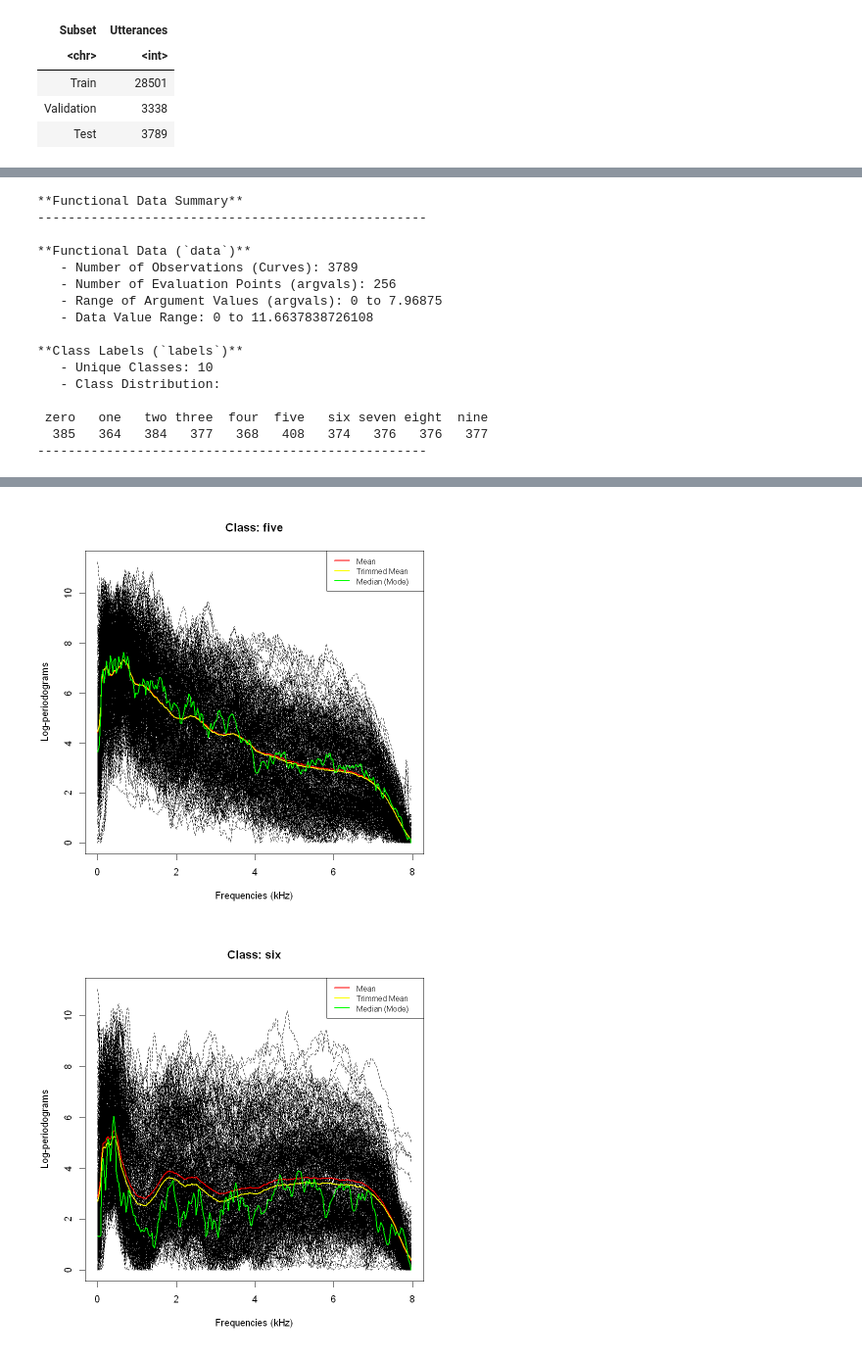
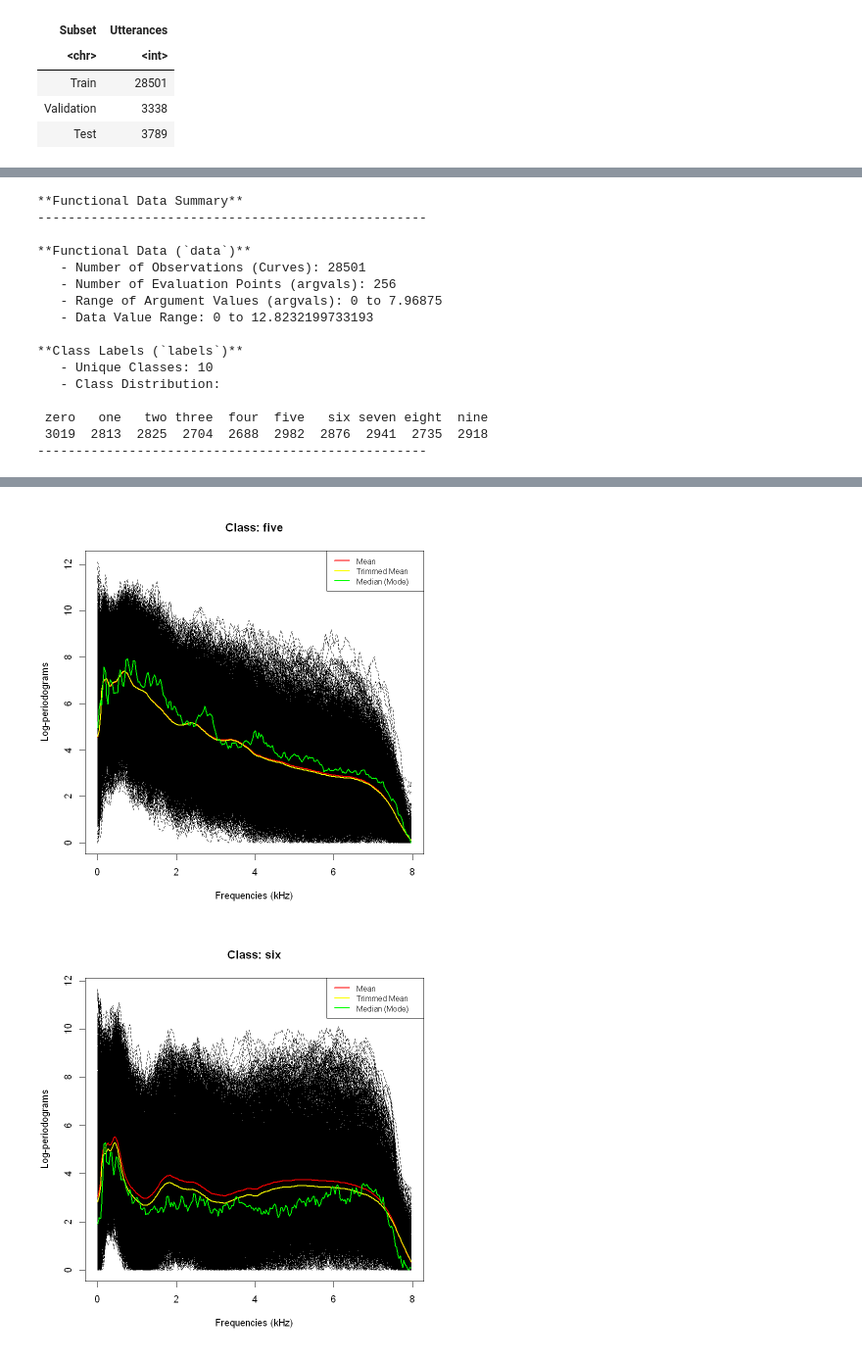
Before and after one commit to robertmackevic/fda-project, a Jupyter notebook: eda.ipynb, the cells around one changed output, grey strips where cells are left out. Shown at 98% size. Saved outputs shown, nothing was run; the diff lists cells and outputs as text; code cells hidden in the pictures.

```diff
--- a/eda.ipynb
+++ b/eda.ipynb
@@ -94,6 +112,9 @@ load_dataset <- function(filepaths) {
   return(list(data = fdata, labels = labels))
 }
 
-# train <- load_dataset(train_paths)
+train <- load_dataset(train_paths)
 # val <- load_dataset(val_paths)
-test <- load_dataset(test_paths)
+# test <- load_dataset(test_paths)
+
+# Pick which dataset to visualize
+dataset <- train
@@ -195,7 +262,7 @@ summarize_fdata <- function(dataset) {
   plot(
     dataset$data,
     col = as.numeric(dataset$labels),
-    main = "Functional Data for Speech Commands - Test Set"
+    main = "Functional Data for Speech Commands"
   )
   legend(
     "topright",
@@ -205,6 +272,9 @@ summarize_fdata <- function(dataset) {
   )
 
   # FOR EACH CLASS CREATE A SEPARATE PLOT WITH MEAN AND MEDIAN CURVE
+  trimmed_mean_curves <- list()
+  median_mode_curves <- list()
+
   for (class in levels(dataset$labels)) {
     class_indices <- which(dataset$labels == class)
     class_fdata <- dataset$data[class_indices, ]
@@ -212,6 +282,9 @@ summarize_fdata <- function(dataset) {
     mean_curve <- fda.usc::func.mean(class_fdata)
     trim_mean_curve <- fda.usc::func.trim.FM(class_fdata, trim = 0.1)
     med_mode_curve <- fda.usc::func.med.mode(class_fdata)
+
+    trimmed_mean_curves <- append(trimmed_mean_curves, list(trim_mean_curve))
+    median_mode_curves <- append(median_mode_curves, list(med_mode_curve))
 
     # Plot only the curves for the current class
     plot(class_fdata, main = paste("Class:", class), col = "black", lty = 2)
@@ -239,15 +312,7 @@ summarize_fdata <- function(dataset) {
 
   for (i in seq_along(levels(dataset$labels))) {
     class <- levels(dataset$labels)[i]
-
-    # Select functional data for the current class
-    class_indices <- which(dataset$labels == class)
-    class_fdata <- dataset$data[class_indices, ]
-
-    mean_curve <- fda.usc::func.trim.FM(class_fdata, trim = 0.1)
-
-    lines(mean_curve, col = class_colors[i], lwd = 2, lty = 1)
-
+    lines(trimmed_mean_curves[[i]], col = class_colors[i], lwd = 2, lty = 1)
     legend_labels <- c(legend_labels, class)
   }
   legend(
@@ -268,13 +333,8 @@ summarize_fdata <- function(dataset) {
 
   for (i in seq_along(levels(dataset$labels))) {
     class <- levels(dataset$labels)[i]
-
-    # Select functional data for the current class
-    class_indices <- which(dataset$labels == class)
-    class_fdata <- dataset$data[class_indices, ]
-
     med_mode_curve <- tryCatch(
-      fda.usc::func.med.mode(class_fdata),
+      median_mode_curves[[i]],
       error = function(e) NULL  # Return NULL if median computation fails
     )
 
@@ -293,21 +353,21 @@ summarize_fdata <- function(dataset) {
   )
 }
 
-summarize_fdata(test)
+summarize_fdata(dataset)
 # %% [output]
 **Functional Data Summary**
 ---------------------------------------------------
 
 **Functional Data (`data`)**
-   - Number of Observations (Curves): 3789
+   - Number of Observations (Curves): 28501
    - Number of Evaluation Points (argvals): 256
    - Range of Argument Values (argvals): 0 to 7.96875
-   - Data Value Range: 0 to 11.6637838726108
+   - Data Value Range: 0 to 12.8232199733193
 
 **Class Labels (`labels`)**
    - Unique Classes: 10
    - Class Distribution:
 
  zero   one   two three  four  five   six seven eight  nine
-  385   364   384   377   368   408   374   376   376   377
+ 3019  2813  2825  2704  2688  2982  2876  2941  2735  2918
 ---------------------------------------------------
@@ -320,2 +380,2 @@ summarize_fdata(test)
-[figure, old version]
+[figure, new version]
-[figure, old version]
+[figure, new version]
```
Also changed, not shown: parts of 17 cells of this notebook.
